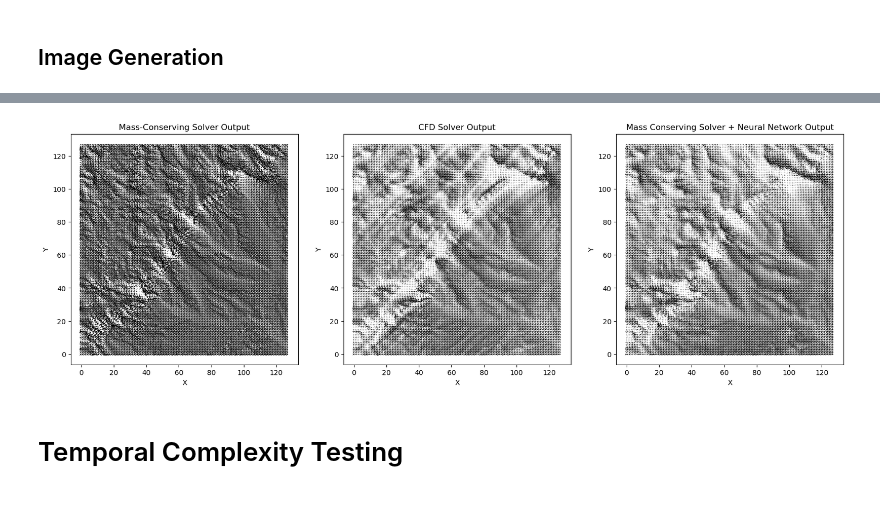
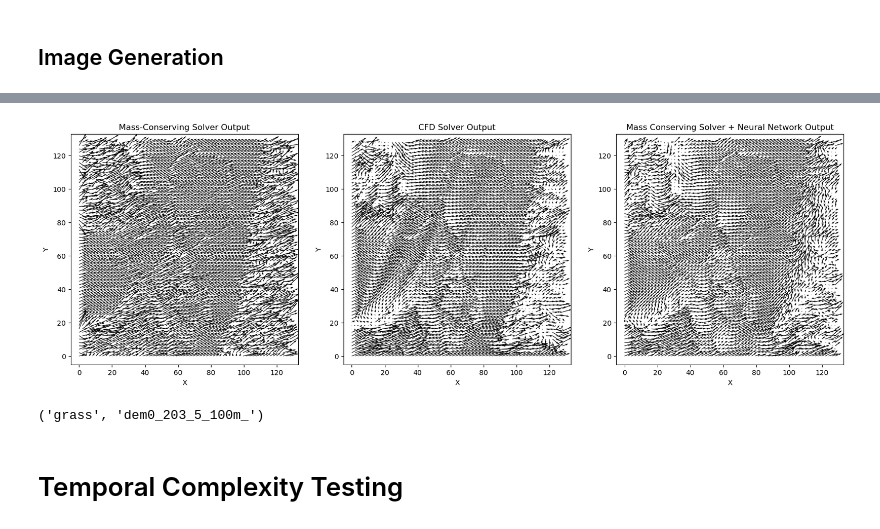
Before and after one commit to janehousley/WindflowPrediction, a Jupyter notebook: WindNinjaCNN.ipynb, the cells around one changed output, grey strips where cells are left out. Saved outputs shown, nothing was run; the diff lists cells and outputs as text; code cells hidden in the pictures.

```diff
--- a/WindNinjaCNN.ipynb
+++ b/WindNinjaCNN.ipynb
@@ -1040,40 +1052,71 @@ def generate_image(i=0):
     predicted_difference_V = large_model_predictions[i, :, :, 1]
 
     momentum_grid_U = mass_grid_U + difference_U
     momentum_grid_V = mass_grid_V + difference_V
 
     predicted_grid_U = mass_grid_U + predicted_difference_U
     predicted_grid_V = mass_grid_V + predicted_difference_V
 
     fig = plt.figure(figsize=(20,6))
 
     ax1 = fig.add_subplot(131)
     ax2 = fig.add_subplot(132)
     ax3 = fig.add_subplot(133)
 
-    scale = 1000
+    scale = 300
+    reduce=  2
 
-    ax1.quiver(mass_grid_U, -mass_grid_V, scale=scale, color="black")
+    x = np.linspace(0, 128, mass_grid_U.shape[0]//reduce)
+    y = np.linspace(0, 128, mass_grid_U.shape[1]//reduce)
+    X,Y = np.meshgrid(x,y)
+
+    ax1.quiver(X, Y, mass_grid_U[::reduce,::reduce], -mass_grid_V[::reduce,::reduce], scale=scale, color="black")
     ax1.set_title("Mass-Conserving Solver Output")
     ax1.set_xlabel('X')
     ax1.set_ylabel("Y")
+    ax1.set_xlim(-5,133)
+    ax1.set_ylim(-5,133)
 
-    ax2.quiver(momentum_grid_U, -momentum_grid_V, scale=scale, color="black")
+    ax2.quiver(X, Y, momentum_grid_U[::reduce,::reduce], -momentum_grid_V[::reduce,::reduce], scale=scale, color="black")
     ax2.set_title("CFD Solver Output")
     ax2.set_xlabel('X')
     ax2.set_ylabel("Y")
+    ax2.set_xlim(-5,133)
+    ax2.set_ylim(-5,133)
 
-    ax3.quiver(predicted_grid_U, -predicted_grid_V, scale=scale, color="black")
+    ax3.quiver(X, Y, predicted_grid_U[::reduce,::reduce], -predicted_grid_V[::reduce,::reduce], scale=scale, color="black")
     ax3.set_title("Mass Conserving Solver + Neural Network Output")
     ax3.set_xlabel('X')
     ax3.set_ylabel("Y")
-    # ax3.imshow(elevation_grid)
+    ax3.set_xlim(-5,133)
+    ax3.set_ylim(-5,133)
+
 
     plt.show()
+    if reduce != 1:
+        reduced_str = '_reduced'
+    # fig.savefig(f'Thesis/total_i_{i}'+reduced_str + '.png')
 
-generate_image(629)
+generate_image(1101)
 # %% [output]
-[figure, old version]
+[figure, new version]
+# %%
+def get_veg_and_wind_direction(i):
+    remainder = i%48
+
+    if remainder < 16:
+        veg_type = "brush"
+    elif remainder >= 16 and remainder < 32:
+        veg_type = "grass"
+    else:
+        veg_type = "trees"
+
+    remainder_2 = remainder%16
+    wind_direction = wind_direction_file_names[remainder_2]
+    return veg_type, wind_direction
+print(get_veg_and_wind_direction(265))
+# %% [output]
+('grass', 'dem0_203_5_100m_')
 # %% [markdown]
 # Temporal Complexity Testing
 # %%
```
Also changed, not shown: parts of 5 cells of this notebook, 17 other files.
